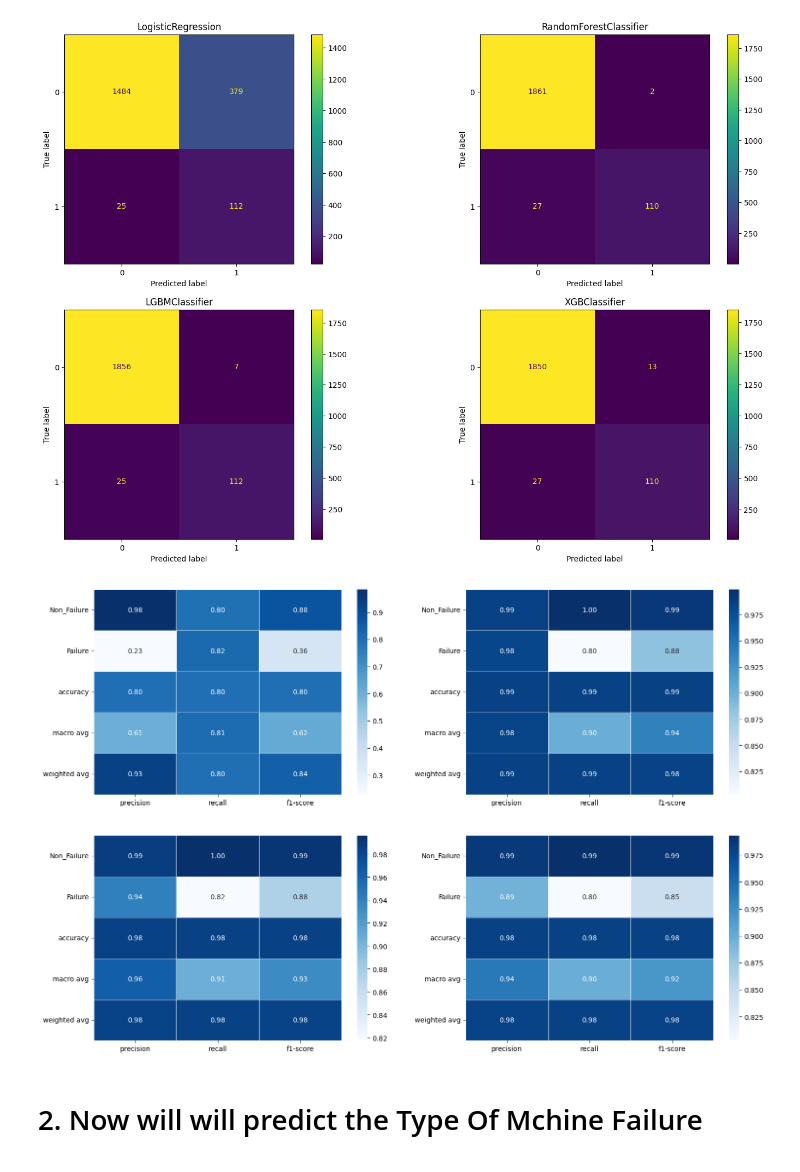
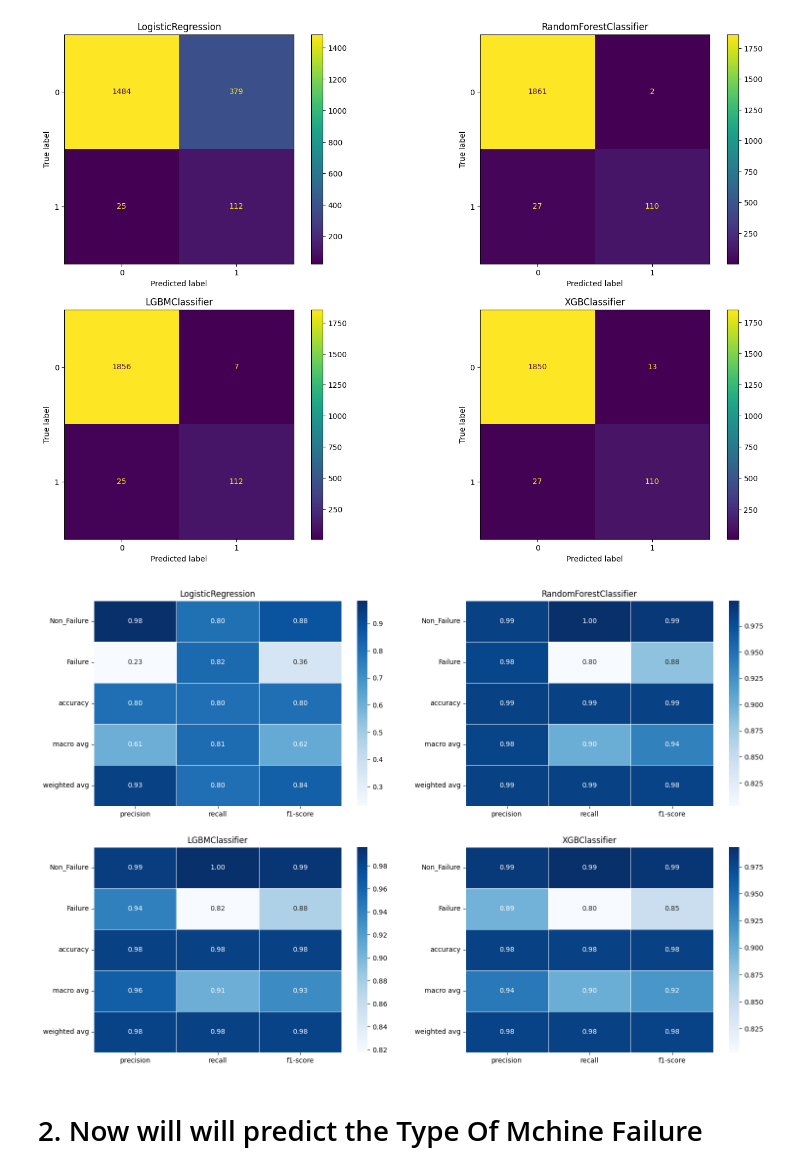
Before and after one commit to abdulrahman0700/Industrial_Predictive_Maintenance_Elevvo_internship, a Jupyter notebook: Notebooks/03_Construct.ipynb, the cells around one changed output. Cells and saved outputs as stored; diff of their text form; code cells hidden in the pictures.

```diff
--- a/Notebooks/03_Construct.ipynb
+++ b/Notebooks/03_Construct.ipynb
@@ -217,22 +268,23 @@ reports  = [classification_report(y_test_mf, grids[i].predict(X_test_mf), target
 # %%
 figure , axis = plt.subplots(2,2,figsize=(18,12))
 for j in range(len(reports)):
-  report_df = pd.DataFrame(report[j]).transpose()
+  report_df = pd.DataFrame(reports[j]).transpose()
 
 # Remove support because it's on a different scale
   report_df = report_df.drop(columns=["support"])
 
   sns.heatmap(
     report_df,
     annot=True,
     fmt=".2f",
     cmap="Blues",
     linewidths=0.5,
     ax=axis[j//2,j%2]
   )
+  axis[j//2,j%2].set_title(f"{models_names[j]}")
 plt.show()
 # %% [output]
-[figure, old version]
+[figure, new version]
 # %% [markdown]
 # 2.  Now will will predict the Type Of Mchine Failure
 # %%
```
Also changed, not shown: parts of 24 cells of this notebook.
